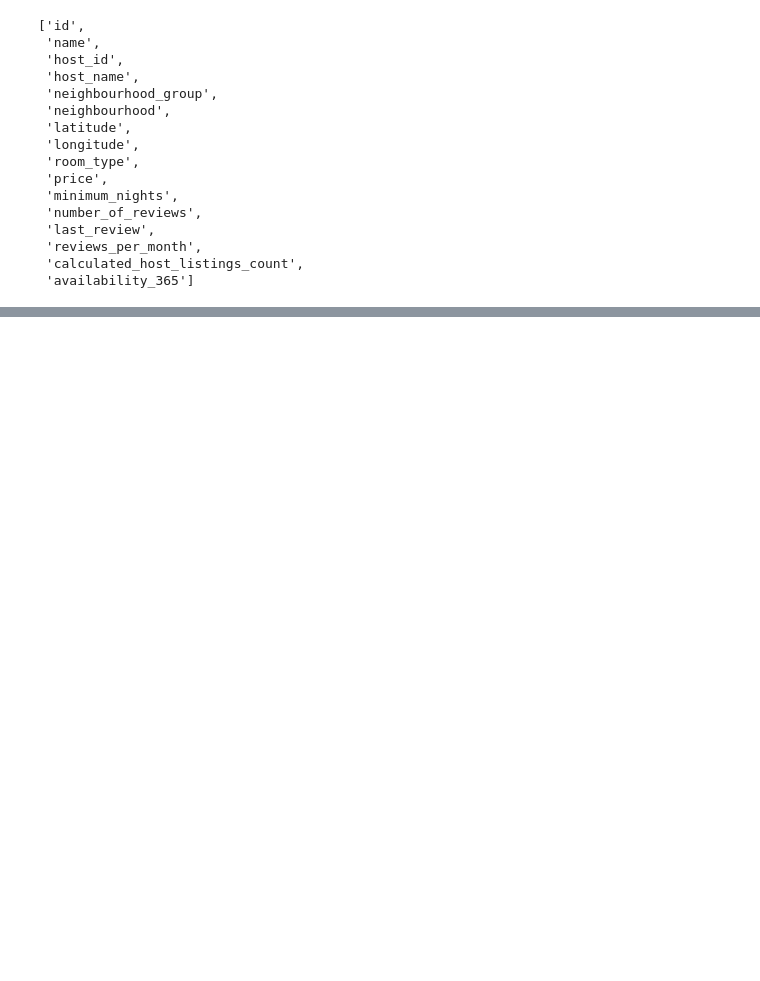
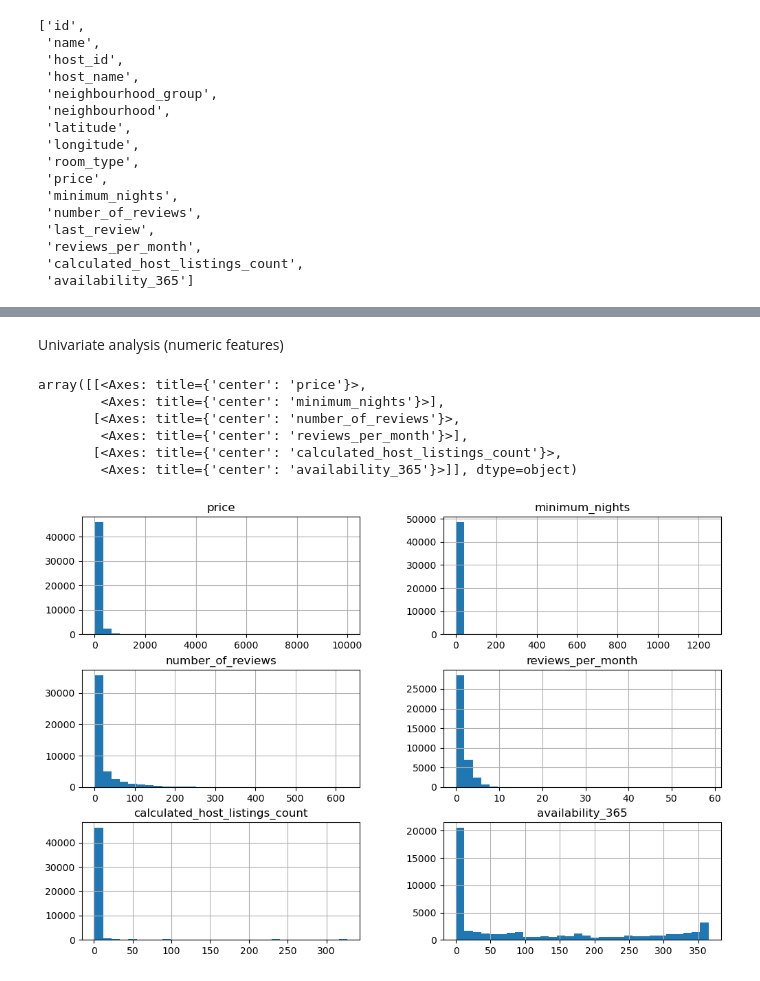
Before and after one commit to AnujrajShrestha/nyc-airbnb-room-prediction, a Jupyter notebook: prediction.ipynb, the cells around one changed output, grey strips where cells are left out. Cells and saved outputs as stored; diff of their text form; code cells hidden in the pictures; blank space fills up the shorter version.

```diff
--- a/prediction.ipynb
+++ b/prediction.ipynb
@@ -99,0 +98,13 @@ dtype: int64
+# %% [markdown]
+Univariate analysis (numeric features)
+# %%
+numerical_cols=['price','minimum_nights','number_of_reviews','reviews_per_month','calculated_host_listings_count','availability_365']
+df[numerical_cols].hist(bins=30, figsize=(12,8))
+# %% [output]
+array([[<Axes: title={'center': 'price'}>,
+        <Axes: title={'center': 'minimum_nights'}>],
+       [<Axes: title={'center': 'number_of_reviews'}>,
+        <Axes: title={'center': 'reviews_per_month'}>],
+       [<Axes: title={'center': 'calculated_host_listings_count'}>,
+        <Axes: title={'center': 'availability_365'}>]], dtype=object)
+[figure, added]
```
Also changed, not shown: parts of 20 cells of this notebook.
